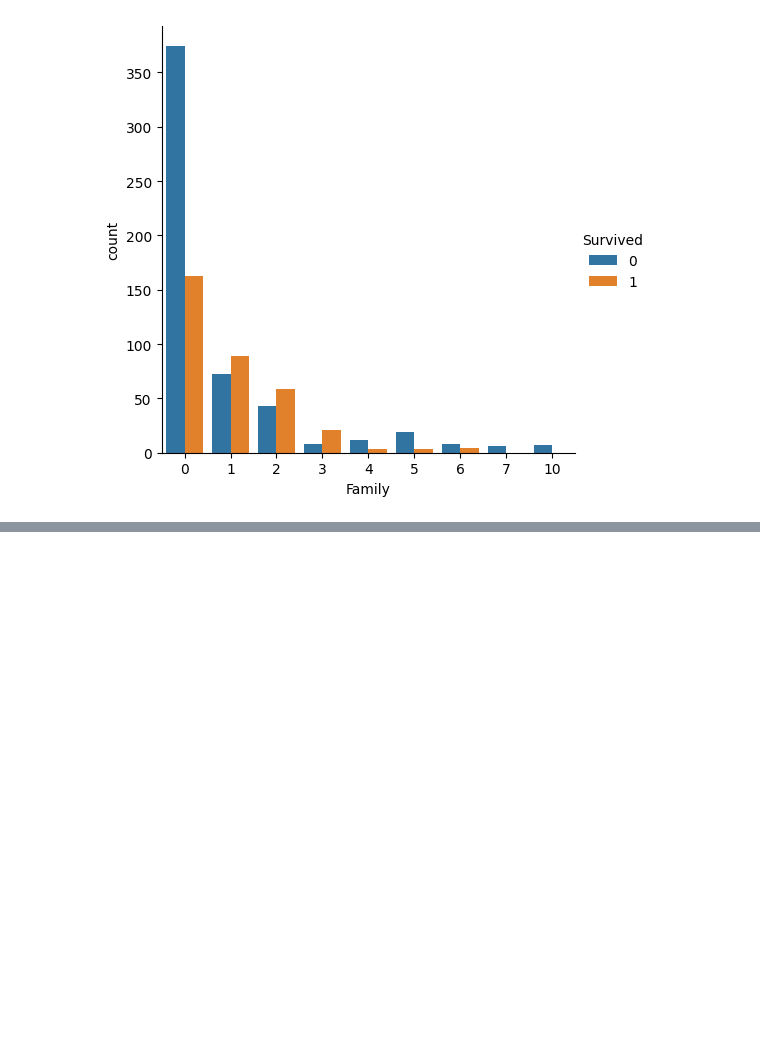
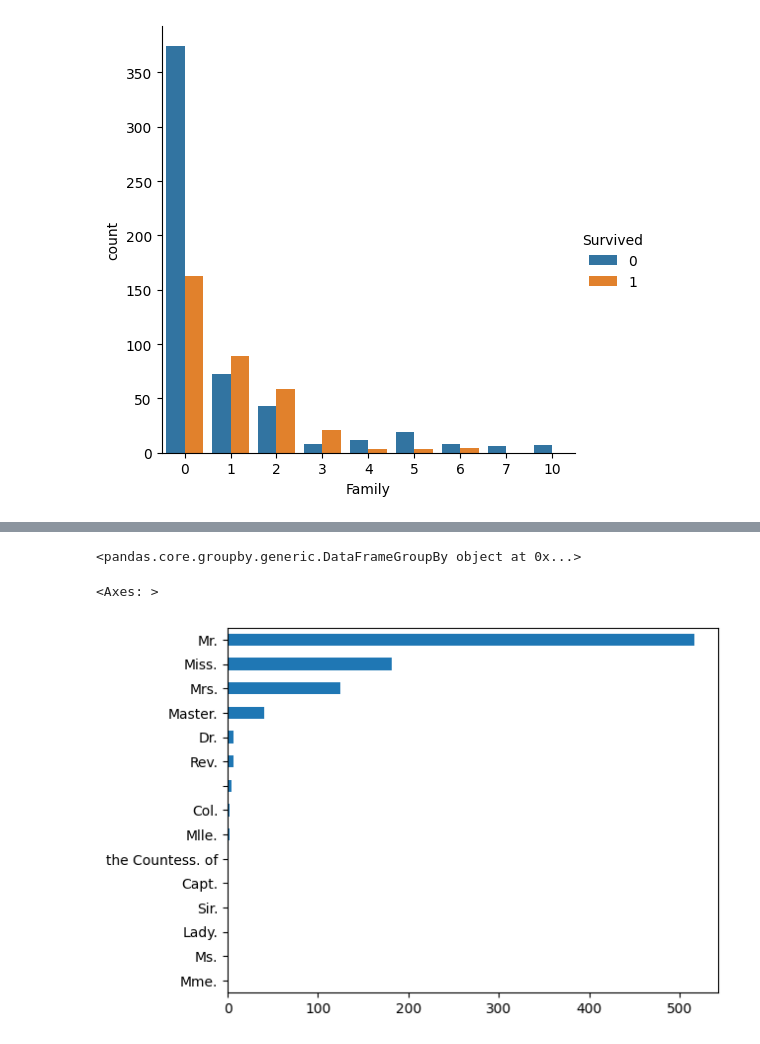
Before and after one commit to sergiolopezzl/DIMD, a Jupyter notebook: clase.ipynb, the cells around one changed output, grey strips where cells are left out. Cells and saved outputs as stored; diff of their text form; code cells hidden in the pictures; blank space fills up the shorter version.

```diff
--- a/clase.ipynb
+++ b/clase.ipynb
@@ -193,0 +263,3 @@ sns.catplot(x='Family', data=train_df, hue='Survived', kind='count')
+# %%
+train_df["Title"] = train_df["Name"].apply(lambda x: HumanName(x).title)
+train_df["Title"].value_counts()
@@ -193,0 +283,9 @@ sns.catplot(x='Family', data=train_df, hue='Survived', kind='count')
+# %%
+train_df[['Title', 'Survived']].groupby(['Title'])
+# %% [output]
+<pandas.core.groupby.generic.DataFrameGroupBy object at 0x...>
+# %%
+train_df["Title"].value_counts().sort_values().plot(kind = 'barh')
+# %% [output]
+<Axes: >
+[figure, added]
```
Also changed, not shown: parts of 8 cells of this notebook.
